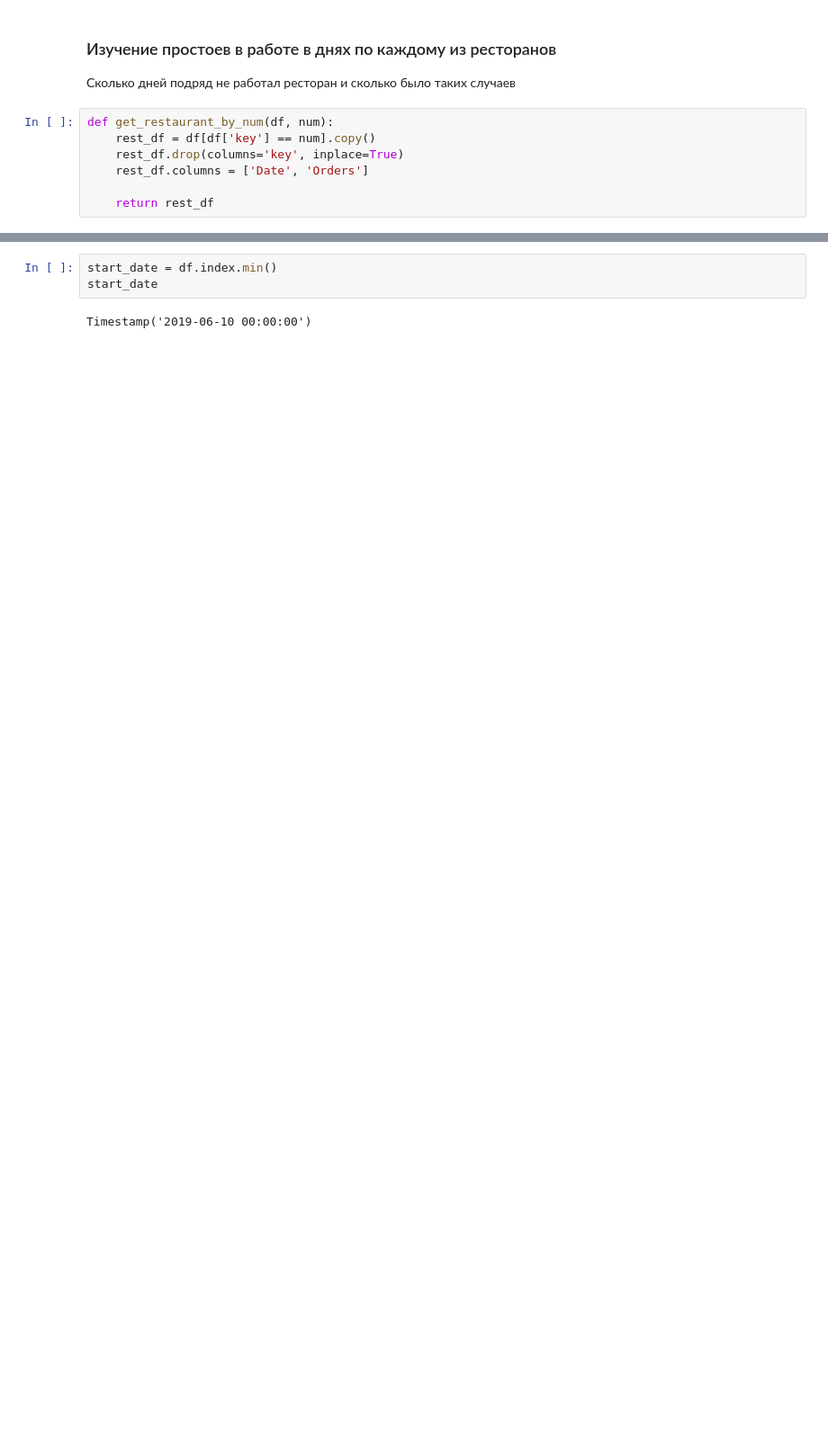
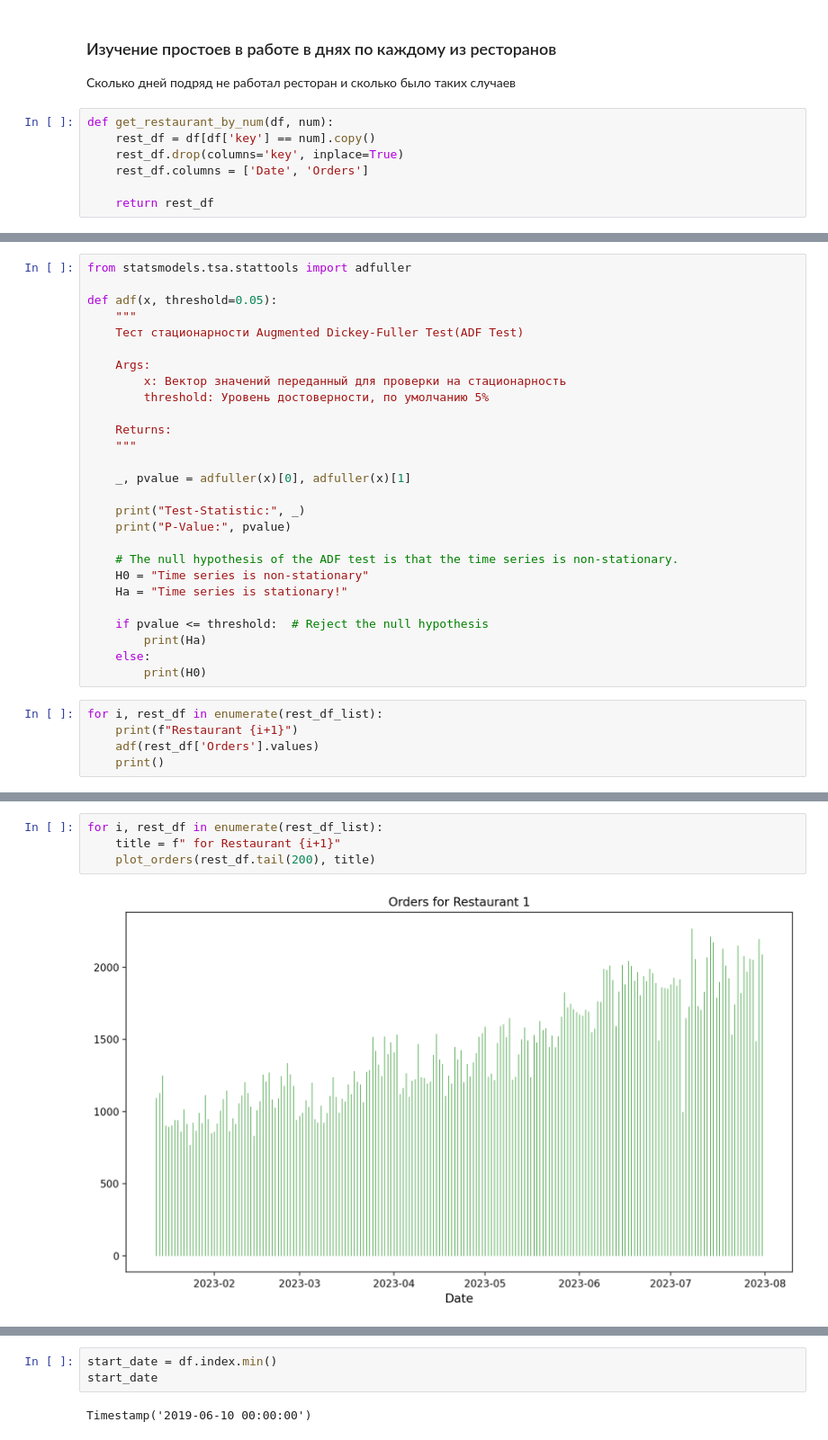
Before and after one commit to Chepell/Burger_King_TimeSeries, a Jupyter notebook: notebooks/1.0-Raw_Data_Preparation.ipynb, the cells around one changed output, grey strips where cells are left out. Shown at 90% size. Saved outputs shown, nothing was run; the diff lists cells and outputs as text; blank space fills up the shorter version.

```diff
--- a/notebooks/1.0-Raw_Data_Preparation.ipynb
+++ b/notebooks/1.0-Raw_Data_Preparation.ipynb
@@ -135,0 +160,32 @@ df
+# %%
+from statsmodels.tsa.stattools import adfuller
+
+def adf(x, threshold=0.05):
+    """
+    Тест стационарности Augmented Dickey-Fuller Test(ADF Test)
+
+    Args:
+        x: Вектор значений переданный для проверки на стационарность
+        threshold: Уровень достоверности, по умолчанию 5%
+
+    Returns:
+    """
+
+    _, pvalue = adfuller(x)[0], adfuller(x)[1]
+
+    print("Test-Statistic:", _)
+    print("P-Value:", pvalue)
+
+    # The null hypothesis of the ADF test is that the time series is non-stationary.
+    H0 = "Time series is non-stationary"
+    Ha = "Time series is stationary!"
+
+    if pvalue <= threshold:  # Reject the null hypothesis
+        print(Ha)
+    else:
+        print(H0)
+# %%
+for i, rest_df in enumerate(rest_df_list):
+    print(f"Restaurant {i+1}")
+    adf(rest_df['Orders'].values)
+    print()
@@ -135,0 +214,6 @@ df
+# %%
+for i, rest_df in enumerate(rest_df_list):
+    title = f" for Restaurant {i+1}"
+    plot_orders(rest_df.tail(200), title)
+# %% [output]
+[figure, added]
```
Also changed, not shown: parts of 34 cells of this notebook, 1 other file.
